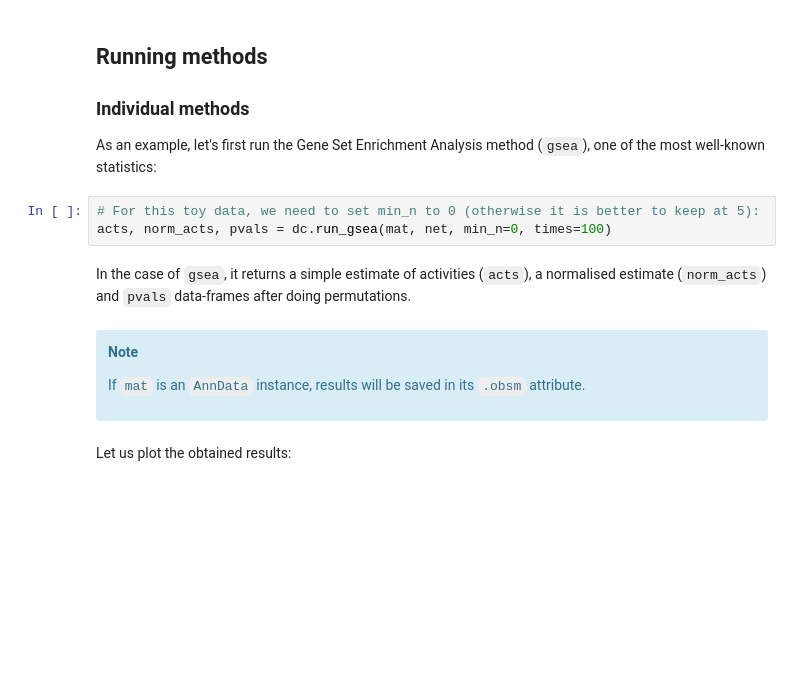
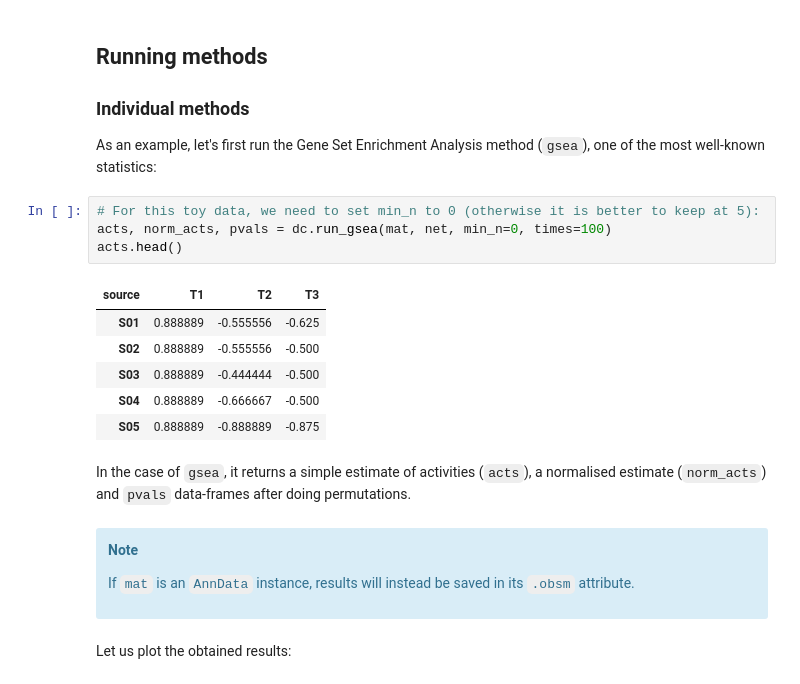
Before and after one commit to saezlab/decoupler-py, a Jupyter notebook: docs/source/notebooks/usage.ipynb, the cells around one changed output. Saved outputs shown, nothing was run; the diff lists cells and outputs as text; blank space fills up the shorter version.

```diff
--- a/docs/source/notebooks/usage.ipynb
+++ b/docs/source/notebooks/usage.ipynb
@@ -128,6 +110,14 @@ As an example, let's first run the Gene Set Enrichment Analysis method (`gsea`),
 # %%
 # For this toy data, we need to set min_n to 0 (otherwise it is better to keep at 5):
 acts, norm_acts, pvals = dc.run_gsea(mat, net, min_n=0, times=100)
+acts.head()
+# %% [output]
+| source | T1 | T2 | T3 |
+| S01 | 0.888889 | -0.555556 | -0.625 |
+| S02 | 0.888889 | -0.555556 | -0.500 |
+| S03 | 0.888889 | -0.444444 | -0.500 |
+| S04 | 0.888889 | -0.666667 | -0.500 |
+| S05 | 0.888889 | -0.888889 | -0.875 |
 # %% [markdown]
 In the case of `gsea`, it returns a simple estimate of activities (`acts`), a normalised estimate (`norm_acts`) and `pvals` data-frames after doing permutations.
 # %% [markdown]
@@ -135,7 +125,7 @@ In the case of `gsea`, it returns a simple estimate of activities (`acts`), a no
 
 **Note**
 
-If `mat` is an `AnnData` instance, results will be saved in its `.obsm` attribute.
+If `mat` is an `AnnData` instance, results will instead be saved in its `.obsm` attribute.
 
 </div>
 # %% [markdown]
```
Also changed, not shown: parts of 16 cells of this notebook.
